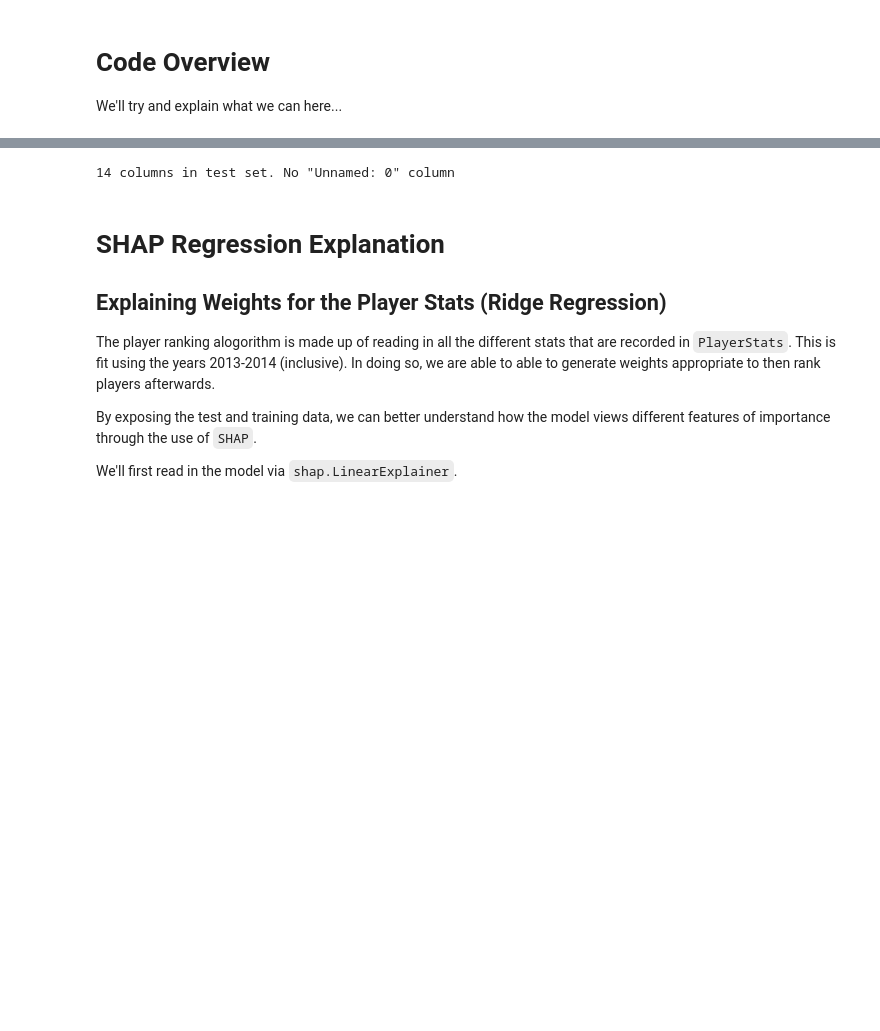
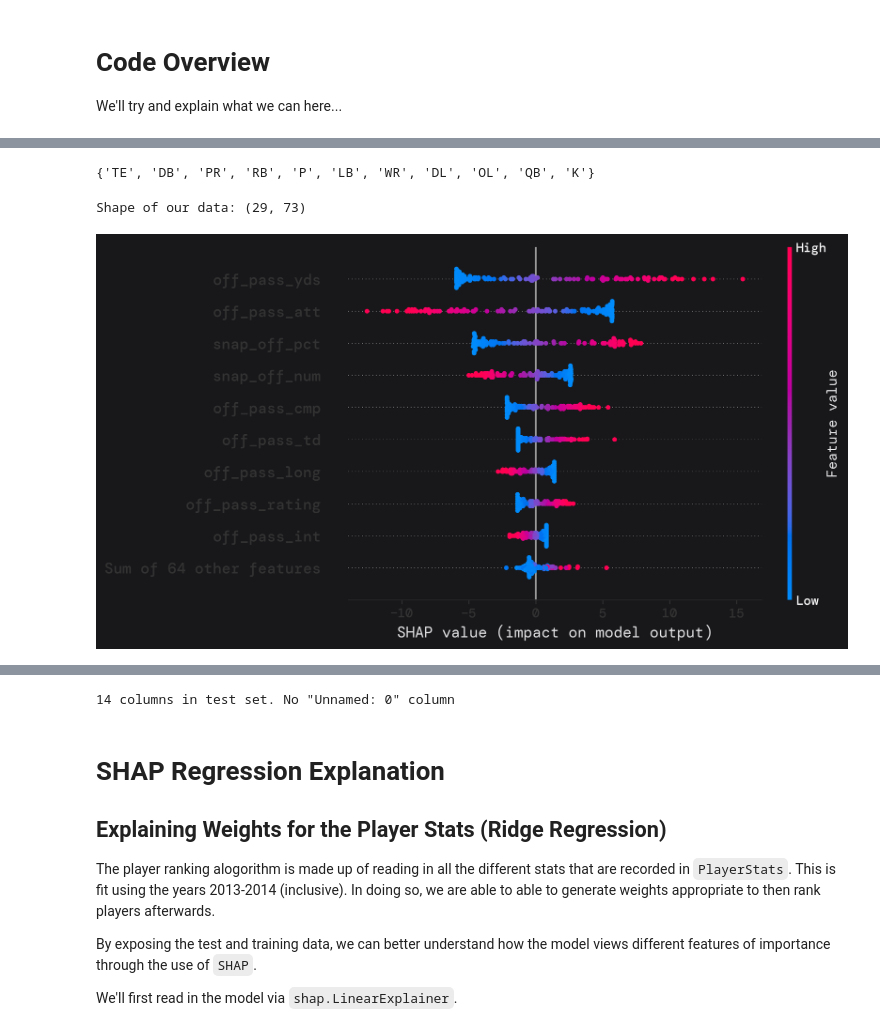
Before and after one commit to brownjrr/nfl_score_prediction, a Jupyter notebook: Model_Evaluation.ipynb, the cells around one changed output, grey strips where cells are left out. Saved outputs shown, nothing was run; the diff lists cells and outputs as text; code cells hidden in the pictures; blank space fills up the shorter version.

Commit message:
shap summaries

```diff
--- a/Model_Evaluation.ipynb
+++ b/Model_Evaluation.ipynb
@@ -14,0 +21,28 @@ plt.rcParams["font.family"] = "DM Mono"
+# %%
+# Load in positions
+with open('data/position_alias.json', 'rb') as f:
+    positions = json.load(f)
+
+positions = {p for p in positions.values() if p != "UNKNOWN"}
+print(positions)
+# %% [output]
+{'TE', 'DB', 'PR', 'RB', 'P', 'LB', 'WR', 'DL', 'OL', 'QB', 'K'}
+# %%
+def model_loader(file_loc: str) -> pickle:
+    with open(file_loc, 'rb') as f:
+        return pickle.load(f)
+# %%
+qb_stats_train = pd.read_csv('data/intermediate/model_ridge__position_QB__x_train.csv')
+qb_stats_test = pd.read_csv('data/intermediate/model_ridge__position_QB__x_test.csv')
+qb_stats_model = model_loader('data/intermediate/model_ridge__position_QB__model.pkl')
+# %%
+explainer = shap.LinearExplainer(qb_stats_model, qb_stats_train)
+shap_values = explainer(qb_stats_train)
+print(f'Shape of our data: {qb_stats_test.shape}')
+# %% [output]
+Shape of our data: (29, 73)
+# %%
+# Overall impact on the final values
+shap.plots.beeswarm(shap_values)
+# %% [output]
+[figure, added]
```
Also changed, not shown: parts of 9 cells of this notebook, 10 other files.
